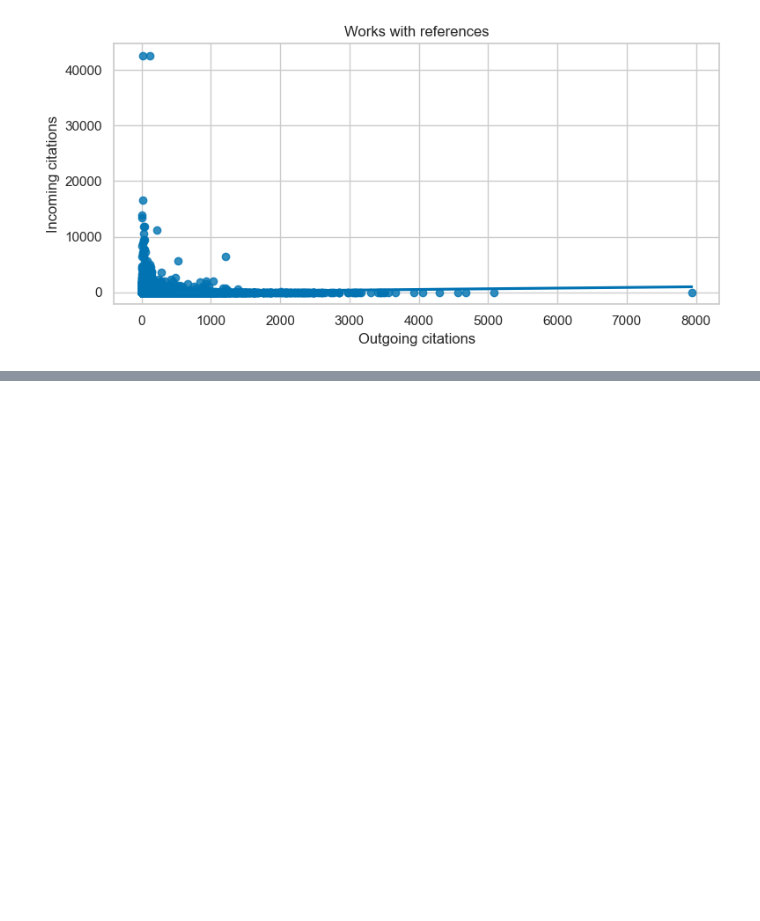
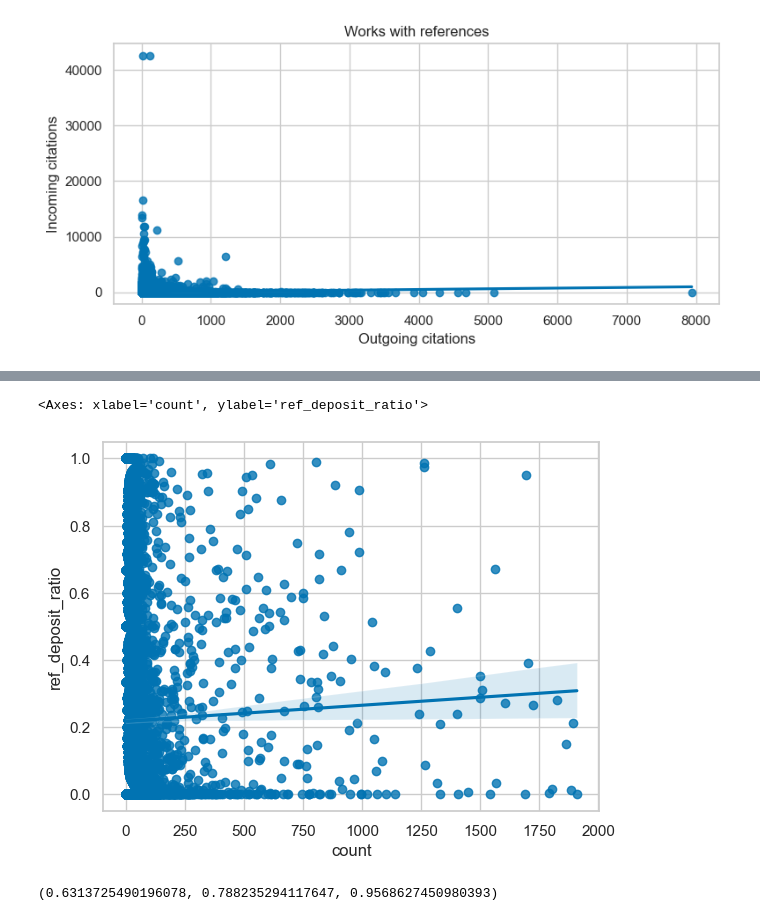
Before and after one commit to kat-kel/jubilant-barnacle, a Jupyter notebook: notebook.ipynb, the cells around one changed output, grey strips where cells are left out. Cells and saved outputs as stored; diff of their text form; code cells hidden in the pictures; blank space fills up the shorter version.

```diff
--- a/notebook.ipynb
+++ b/notebook.ipynb
@@ -276,0 +301,21 @@ fig.savefig("vis/linear_regression.png")
+# %%
+df = conn.sql("""
+SELECT
+    w.member, ANY_VALUE(m.name) as name,
+    sum(case when w.has_refs = True then 1 else 0 end)/count(*) as ref_deposit_ratio,
+    count(*) as count
+FROM works w
+LEFT JOIN members m ON w.member = m.id
+GROUP BY w.member
+HAVING count < 2_000
+ORDER BY count DESC
+""").df()
+df
+sns.regplot(df, x="count", y="ref_deposit_ratio")
+# %% [output]
+<Axes: xlabel='count', ylabel='ref_deposit_ratio'>
+[figure, added]
+# %%
+sns.color_palette("pastel")[0]
+# %% [output]
+(0.6313725490196078, 0.788235294117647, 0.9568627450980393)
```
Also changed, not shown: parts of 13 cells of this notebook, 6 other files.
